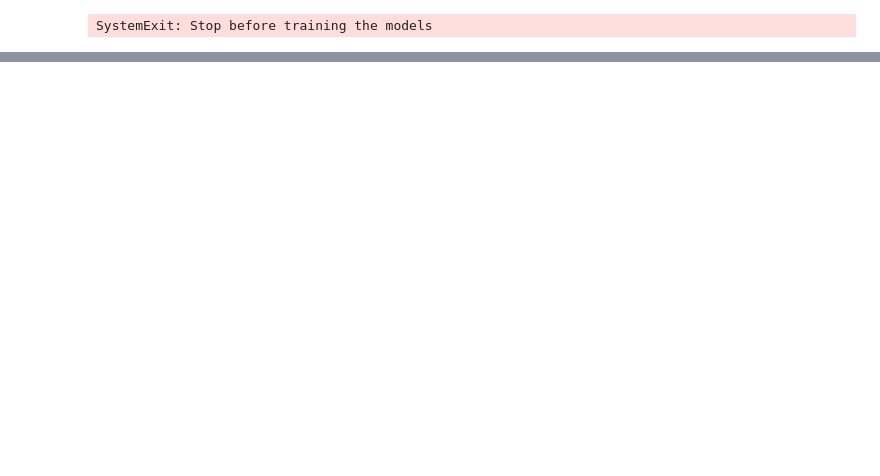
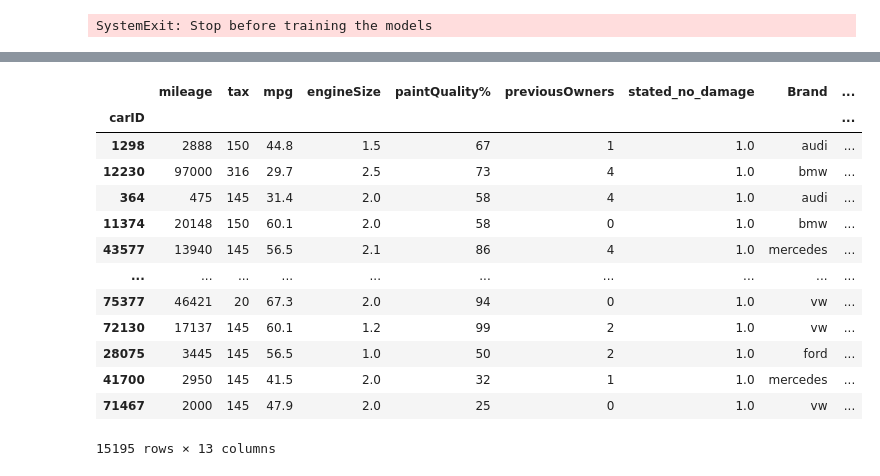
Before and after one commit to LiberoBiagi/ML_Nova_IMS_25-26, a Jupyter notebook: full_training_pipeline.ipynb, the cells around one changed output, grey strips where cells are left out. Drawn from its saved outputs; the diff is of its cells as text; code cells hidden in the pictures; blank space fills up the shorter version.

```diff
--- a/full_training_pipeline.ipynb
+++ b/full_training_pipeline.ipynb
@@ -401,0 +544,10 @@ validation_processed = decode(imputer_test, encoders)
+# %%
+def minimal_features(df):
+    df = df.copy()
+    df['age'] = 2024 - df['year']
+    df = df.drop(columns=["year"])
+    df['mileage_per_year'] = df['mileage'] / (df['age'] + 1)
+    df['efficiency_ratio'] = df['mpg'] / (df['engineSize'] + 0.1)
+    df['age_mileage'] = df['age'] * df['mileage'] / 100000
+    df['condition_score'] = (df['paintQuality%']/100) * 0.5 + df['stated_no_damage'].astype(int) * 0.5
+    return df
@@ -401,0 +578,3 @@ validation_processed = decode(imputer_test, encoders)
+# %%
+X_val = X_val.drop(columns=["price_cat"])
+X_val.info()
@@ -1018,0 +1149,18 @@ trainer.evaluate_by_brand(X_val, y_val)
+# %%
+X_val = X_val.drop(columns=["mileage_per_year", "age_mileage", "condition_score"])
+X_val
+# %% [output]
+|  | mileage | tax | mpg | engineSize | paintQuality% | previousOwners | stated_no_damage | Brand | ... |
+| carID |  |  |  |  |  |  |  |  | ... |
+| 1298 | 2888 | 150 | 44.8 | 1.5 | 67 | 1 | 1.0 | audi | ... |
+| 12230 | 97000 | 316 | 29.7 | 2.5 | 73 | 4 | 1.0 | bmw | ... |
+| 364 | 475 | 145 | 31.4 | 2.0 | 58 | 4 | 1.0 | audi | ... |
+| 11374 | 20148 | 150 | 60.1 | 2.0 | 58 | 0 | 1.0 | bmw | ... |
+| 43577 | 13940 | 145 | 56.5 | 2.1 | 86 | 4 | 1.0 | mercedes | ... |
+| ... | ... | ... | ... | ... | ... | ... | ... | ... | ... |
+| 75377 | 46421 | 20 | 67.3 | 2.0 | 94 | 0 | 1.0 | vw | ... |
+| 72130 | 17137 | 145 | 60.1 | 1.2 | 99 | 2 | 1.0 | vw | ... |
+| 28075 | 3445 | 145 | 56.5 | 1.0 | 50 | 2 | 1.0 | ford | ... |
+| 41700 | 2950 | 145 | 41.5 | 2.0 | 32 | 1 | 1.0 | mercedes | ... |
+| 71467 | 2000 | 145 | 47.9 | 2.0 | 25 | 0 | 1.0 | vw | ... |
+15195 rows × 13 columns
```
Also changed, not shown: parts of 66 cells of this notebook, 2 other files.
